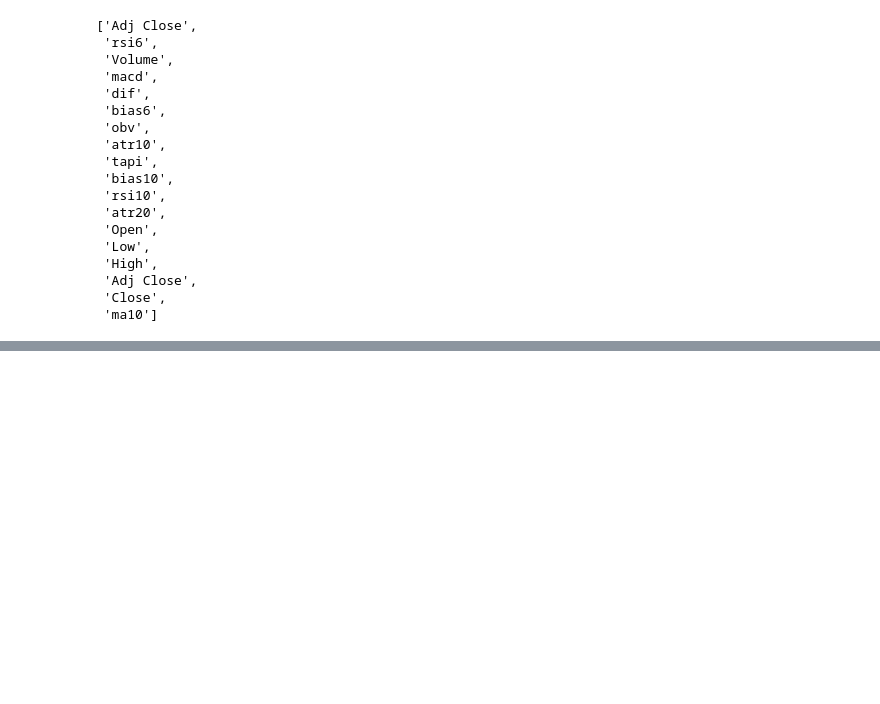
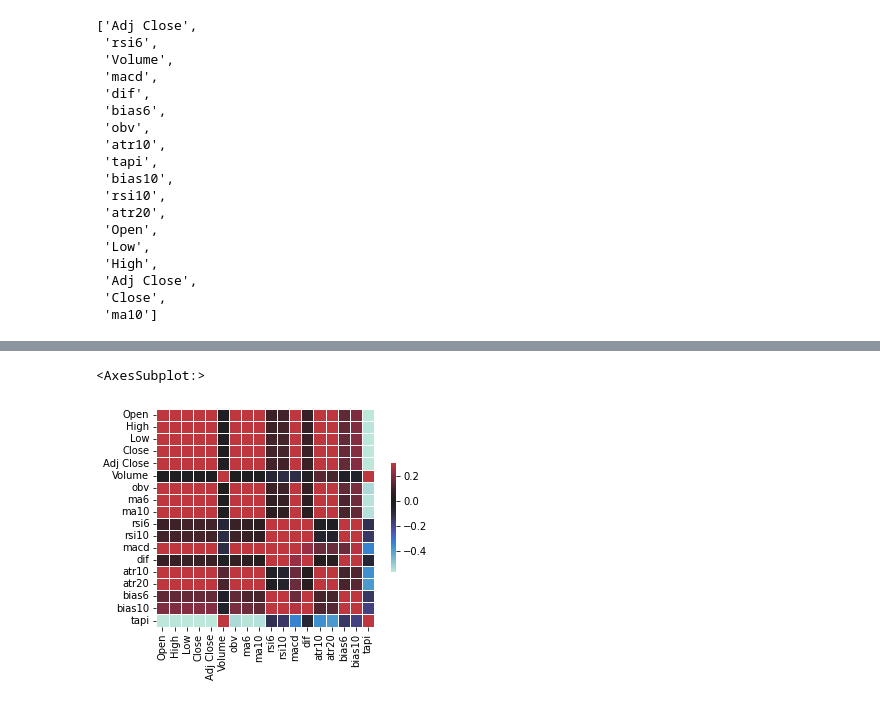
Before and after one commit to FeTaka/PDENG_data_mining_2_2021, a Jupyter notebook: Data Analysis/FeatureRanking.ipynb, the cells around one changed output, grey strips where cells are left out. Drawn from its saved outputs; the diff is of its cells as text; code cells hidden in the pictures; blank space fills up the shorter version.

```diff
--- a/Data Analysis/FeatureRanking.ipynb
+++ b/Data Analysis/FeatureRanking.ipynb
@@ -86,0 +89,2 @@ list(dict.fromkeys(most_important_names))
+# %%
+corr_matrix = df.corr(method ='kendall')
@@ -86,0 +116,6 @@ list(dict.fromkeys(most_important_names))
+# %%
+sns.heatmap(corr_matrix, vmax=.3, center=0,
+            square=True, linewidths=.5, cbar_kws={"shrink": .5})
+# %% [output]
+<AxesSubplot:>
+[figure, added]
```
Also changed, not shown: parts of 16 cells of this notebook.
